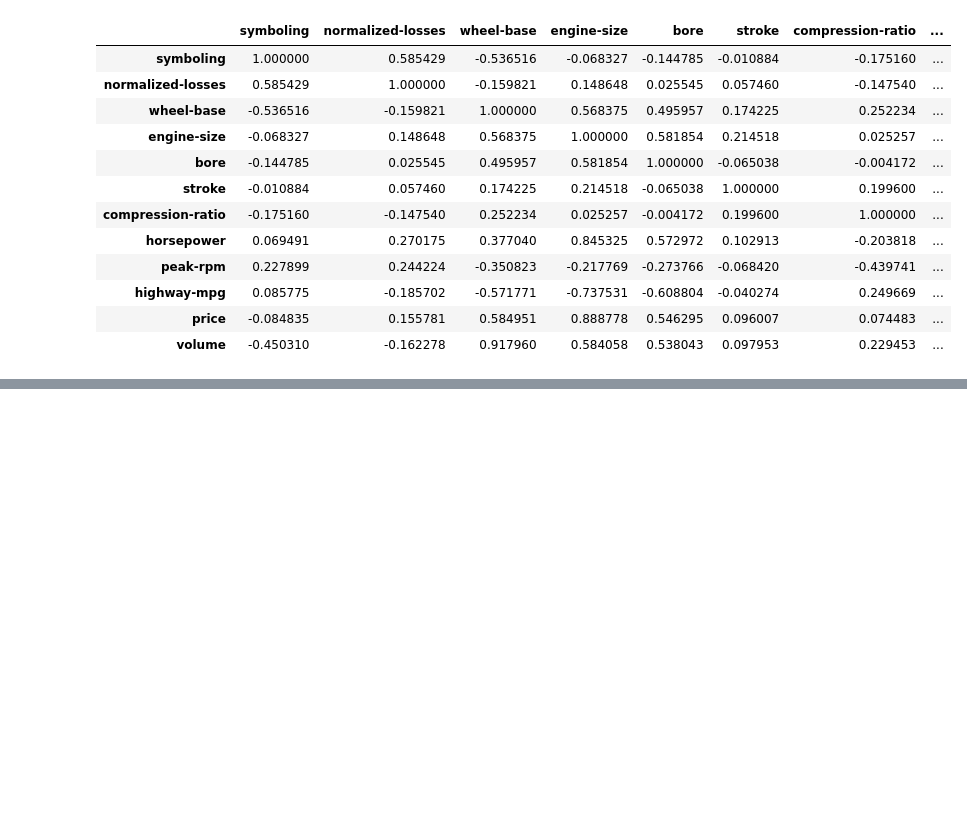
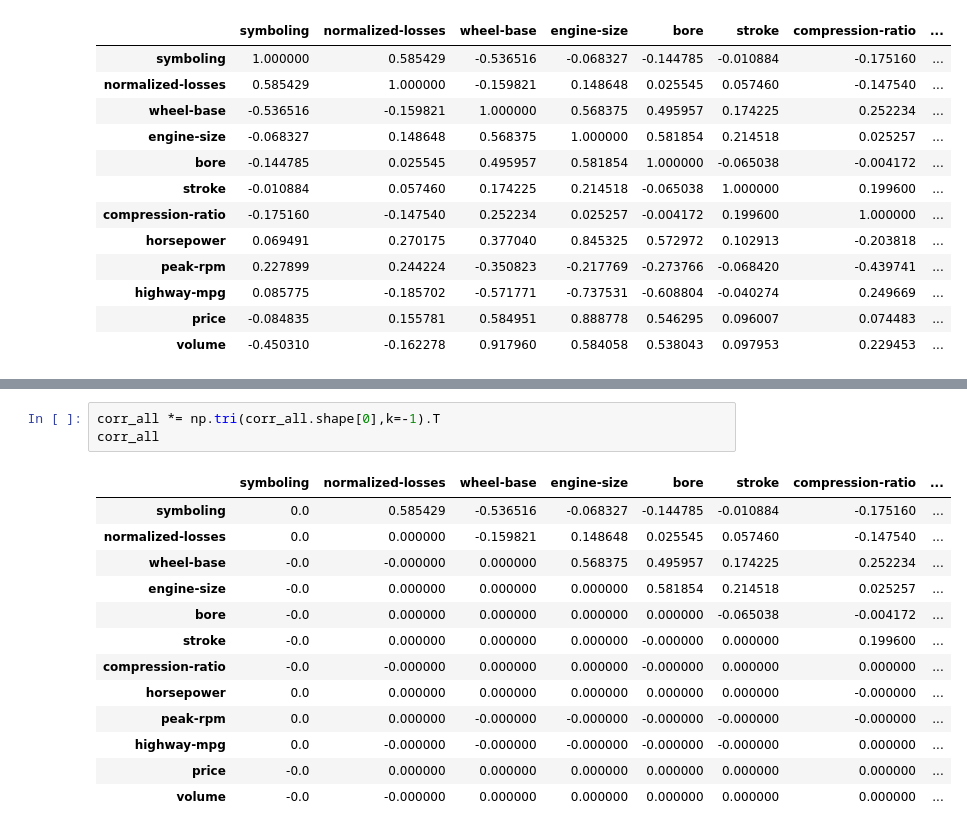
Before and after one commit to Tyrant2016/LinearProject, a Jupyter notebook: 数据预处理1.ipynb, the cells around one changed output, grey strips where cells are left out. Saved outputs shown, nothing was run; the diff lists cells and outputs as text; blank space fills up the shorter version.

```diff
--- a/数据预处理1.ipynb
+++ b/数据预处理1.ipynb
@@ -453,0 +489,17 @@ tri_mask
+# %%
+corr_all *= np.tri(corr_all.shape[0],k=-1).T
+corr_all
+# %% [output]
+|  | symboling | normalized-losses | wheel-base | engine-size | bore | stroke | compression-ratio | ... |
+| symboling | 0.0 | 0.585429 | -0.536516 | -0.068327 | -0.144785 | -0.010884 | -0.175160 | ... |
+| normalized-losses | 0.0 | 0.000000 | -0.159821 | 0.148648 | 0.025545 | 0.057460 | -0.147540 | ... |
+| wheel-base | -0.0 | -0.000000 | 0.000000 | 0.568375 | 0.495957 | 0.174225 | 0.252234 | ... |
+| engine-size | -0.0 | 0.000000 | 0.000000 | 0.000000 | 0.581854 | 0.214518 | 0.025257 | ... |
+| bore | -0.0 | 0.000000 | 0.000000 | 0.000000 | 0.000000 | -0.065038 | -0.004172 | ... |
+| stroke | -0.0 | 0.000000 | 0.000000 | 0.000000 | -0.000000 | 0.000000 | 0.199600 | ... |
+| compression-ratio | -0.0 | -0.000000 | 0.000000 | 0.000000 | -0.000000 | 0.000000 | 0.000000 | ... |
+| horsepower | 0.0 | 0.000000 | 0.000000 | 0.000000 | 0.000000 | 0.000000 | -0.000000 | ... |
+| peak-rpm | 0.0 | 0.000000 | -0.000000 | -0.000000 | -0.000000 | -0.000000 | -0.000000 | ... |
+| highway-mpg | 0.0 | -0.000000 | -0.000000 | -0.000000 | -0.000000 | -0.000000 | 0.000000 | ... |
+| price | -0.0 | 0.000000 | 0.000000 | 0.000000 | 0.000000 | 0.000000 | 0.000000 | ... |
+| volume | -0.0 | -0.000000 | 0.000000 | 0.000000 | 0.000000 | 0.000000 | 0.000000 | ... |
```
Also changed, not shown: parts of 10 cells of this notebook, 2 other files.
